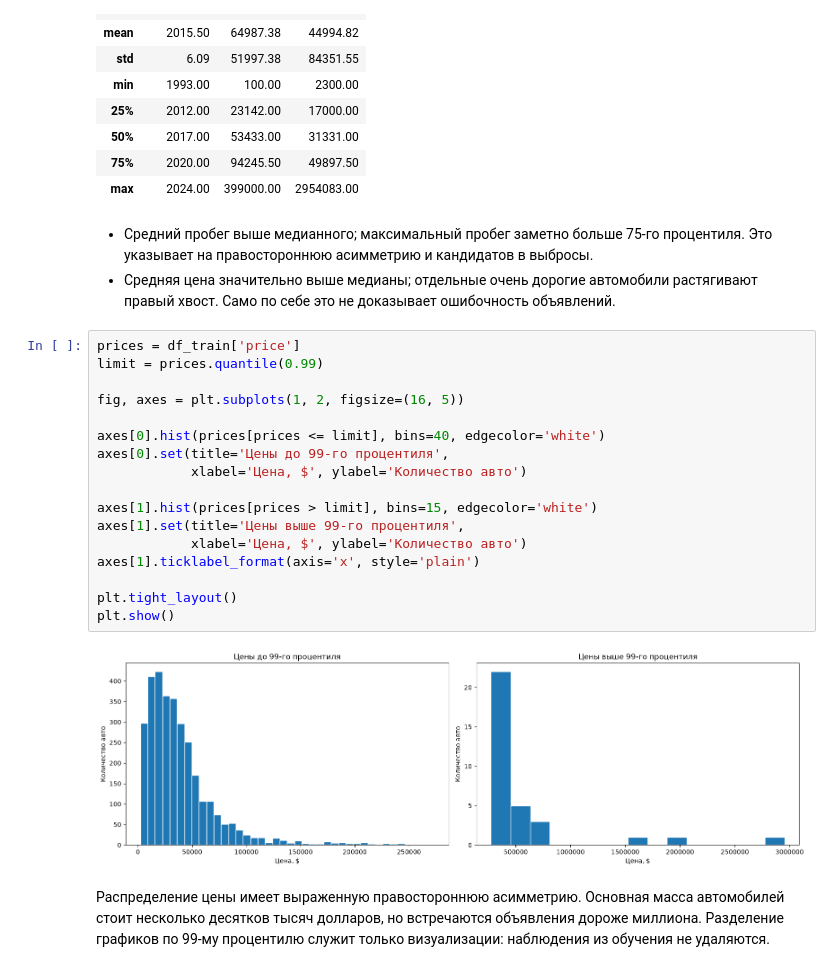
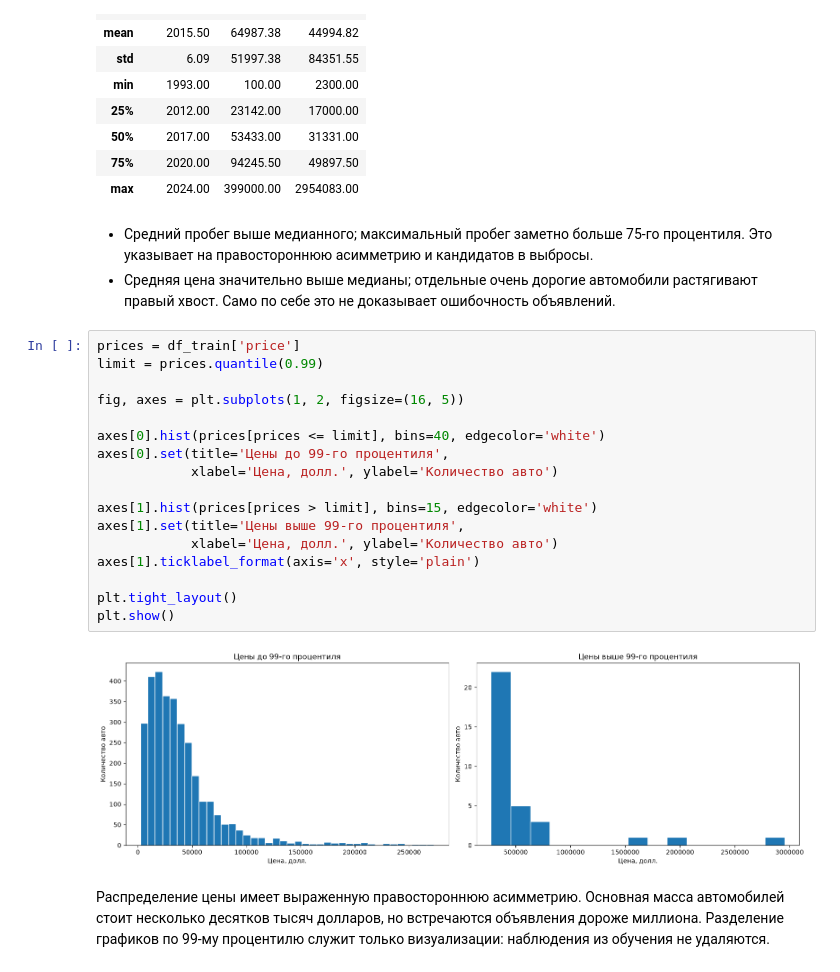
Before and after one commit to egorbolshanin/postupashki1, a Jupyter notebook: research.ipynb, the cells around one changed output. Drawn from its saved outputs; the diff is of its cells as text.

```diff
--- a/research.ipynb
+++ b/research.ipynb
@@ -141,27 +141,27 @@ df_train.describe().round(2)
 | 75% | 2020.00 | 94245.50 | 49897.50 |
 | max | 2024.00 | 399000.00 | 2954083.00 |
 # %% [markdown]
-- Средний пробег выше медианного; максимальный пробег заметно больше 75-го процентиля. Это указывает на правостороннюю асимметрию и кандидатов в выбросы.
-- Средняя цена значительно выше медианы; отдельные очень дорогие автомобили растягивают правый хвост. Само по себе это не доказывает ошибочность объявлений.
+* Средний пробег выше медианного; максимальный пробег заметно больше 75-го процентиля. Это указывает на правостороннюю асимметрию и кандидатов в выбросы.
+* Средняя цена значительно выше медианы; отдельные очень дорогие автомобили растягивают правый хвост. Само по себе это не доказывает ошибочность объявлений.
 # %%
 prices = df_train['price']
 limit = prices.quantile(0.99)
 
 fig, axes = plt.subplots(1, 2, figsize=(16, 5))
 
 axes[0].hist(prices[prices <= limit], bins=40, edgecolor='white')
 axes[0].set(title='Цены до 99-го процентиля',
-            xlabel='Цена, $', ylabel='Количество авто')
+            xlabel='Цена, долл.', ylabel='Количество авто')
 
 axes[1].hist(prices[prices > limit], bins=15, edgecolor='white')
 axes[1].set(title='Цены выше 99-го процентиля',
-            xlabel='Цена, $', ylabel='Количество авто')
+            xlabel='Цена, долл.', ylabel='Количество авто')
 axes[1].ticklabel_format(axis='x', style='plain')
 
 plt.tight_layout()
 plt.show()
 # %% [output]
-[figure, old version]
+[figure, new version]
 # %% [markdown]
 Распределение цены имеет выраженную правостороннюю асимметрию. Основная масса автомобилей стоит несколько десятков тысяч долларов, но встречаются объявления дороже миллиона. Разделение графиков по 99-му процентилю служит только визуализации: наблюдения из обучения не удаляются.
 # %%
```
Also changed, not shown: parts of 18 cells of this notebook, 2 other files.
